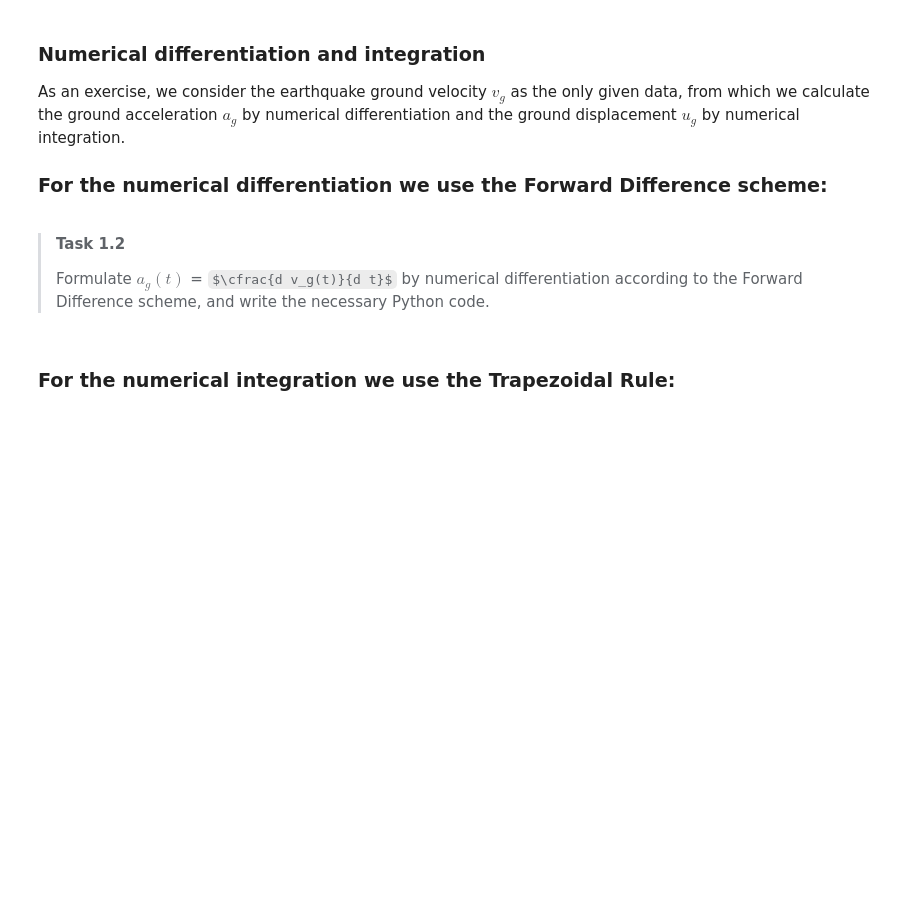
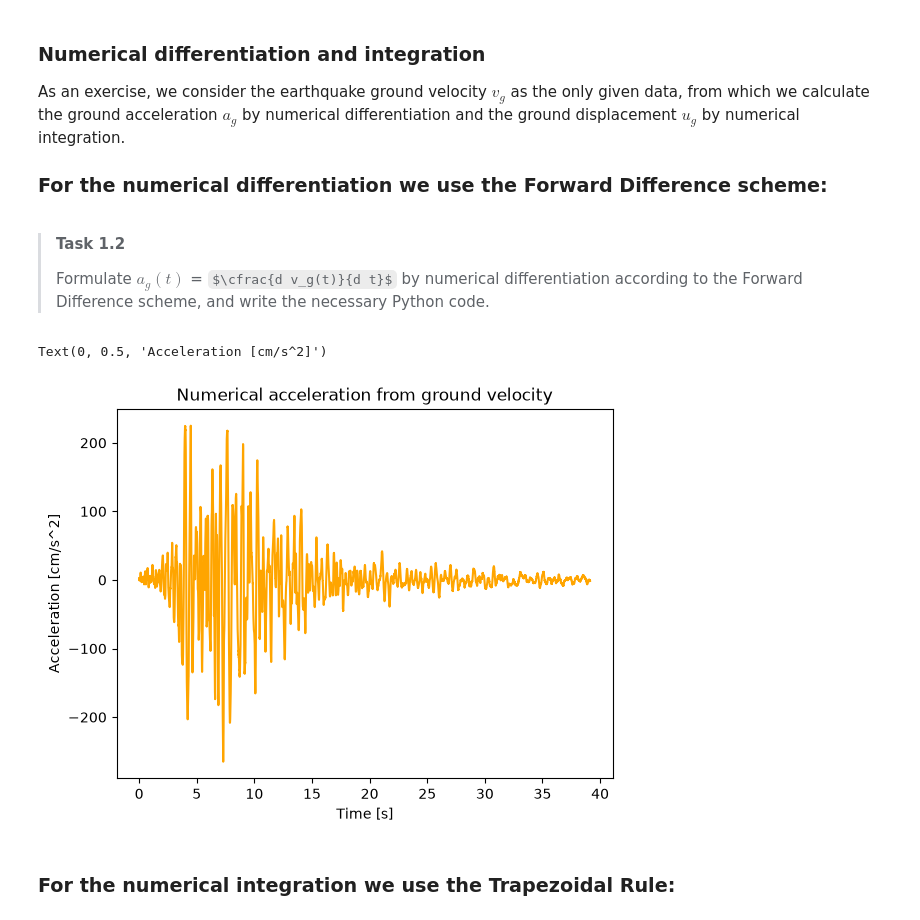
Before and after one commit to Pelldepinda/WS1.2, a Jupyter notebook: 1Ddynamics.ipynb, the cells around one changed output. Saved outputs shown, nothing was run; the diff lists cells and outputs as text; code cells hidden in the pictures; some formulas as TeX source; blank space fills up the shorter version.

```diff
--- a/1Ddynamics.ipynb
+++ b/1Ddynamics.ipynb
@@ -116,3 +111,20 @@ As an exercise, we consider the earthquake ground velocity $v_g$ as the only giv
+# %%
+# Forward Difference scheme to differentiate ground acceleration from given velocity
+ag_numerical = np.zeros(len(vg) - 1)
+
+for i in range(len(vg)-1):
+    f0 = vg[i]
+    f1 = vg[i + 1]
+    a_num = (f1 - f0) / dt
+    ag_numerical[i] = a_num
+
+plt.plot(t[:-1], ag_numerical, label="Numerical acceleration", color="orange")
+plt.title("Numerical acceleration from ground velocity")
+plt.xlabel("Time [s]")
+plt.ylabel("Acceleration [cm/s^2]")
+# %% [output]
+Text(0, 0.5, 'Acceleration [cm/s^2]')
+[figure, added]
 # %% [markdown]
 ### For the numerical integration we use the Trapezoidal Rule:
 # %% [markdown]
```
Also changed, not shown: parts of 1 cell of this notebook.
